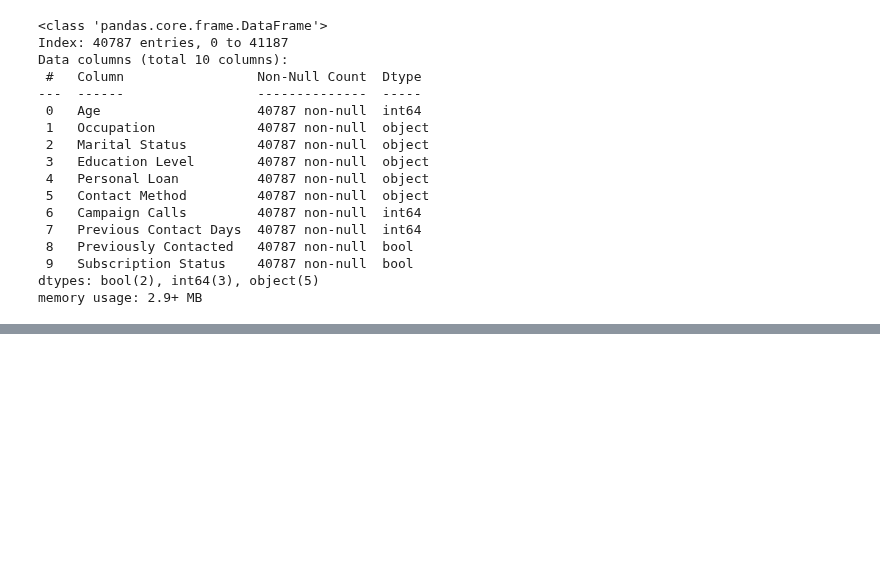
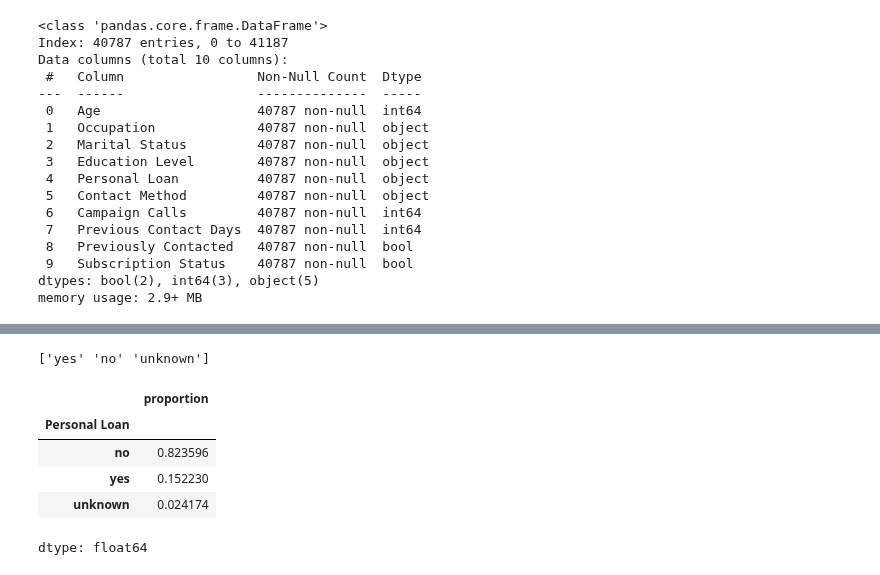
Before and after one commit to HigherGround189/EGT309-Team-Harish-Kanna, a Jupyter notebook: notebooks/Jun_Hoe_eda.ipynb, the cells around one changed output, grey strips where cells are left out. Cells and saved outputs as stored; diff of their text form; code cells hidden in the pictures; blank space fills up the shorter version.

```diff
--- a/notebooks/Jun_Hoe_eda.ipynb
+++ b/notebooks/Jun_Hoe_eda.ipynb
@@ -1052,24 +1028,24 @@ dtype: float64
 df.drop("Housing Loan", axis=1, inplace=True)
 # %%
 def random_distribution(df):
-    df_temp = df.copy()
-    targets = {"Age": 150, "Personal Loan": "none"}
-    if not isinstance(df, pd.DataFrame):
-        print("df is not a DataFrame")
-    for target, val in targets.items():
-        col = df_temp[target]
-        if val == "none":
-            temp_col = col[~col.isna()]
-            tobe_fill = col.isna()
-        else:
-            temp_col = col[col != val]
-            tobe_fill = col == val
-        distribution = temp_col.value_counts(normalize=True).tolist()
-        labels = temp_col.value_counts().index.tolist()
-        fill_mask = tobe_fill
-        fill = np.random.choice(labels, size=fill_mask.sum(), p=distribution)
-        df_temp.loc[fill_mask, target] = fill
-    return df_temp
+  df_temp = df.copy()
+  targets = {"Age":150,"Personal Loan":"none"}
+  if not isinstance(df, pd.DataFrame):
+    print("df is not a DataFrame")
+  for target, val in targets.items():
+    col = df_temp[target]
+    if val == "none":
+      temp_col = col[~col.isna()]
+      tobe_fill = col.isna()
+    else:
+      temp_col = col[col!=val]
+      tobe_fill = (col==val)
+    distribution = temp_col.value_counts(normalize=True).tolist()
+    labels = temp_col.value_counts().index.tolist()
+    fill_mask = tobe_fill
+    fill = np.random.choice(labels, size=fill_mask.sum(), p=distribution)
+    df_temp.loc[fill_mask, target] = fill
+  return df_temp
 # %%
 df_temp = random_distribution(df)
 df_temp.head()
@@ -1106,0 +1094,11 @@ memory usage: 2.9+ MB
+# %%
+print(df_temp["Personal Loan"].unique())
+df_temp["Personal Loan"].value_counts(normalize=True)
+# %% [output]
+['yes' 'no' 'unknown']
+|  | proportion |
+| Personal Loan |  |
+| no | 0.823596 |
+| yes | 0.152230 |
+| unknown | 0.024174 |
+dtype: float64
```
Also changed, not shown: parts of 5 cells of this notebook.
